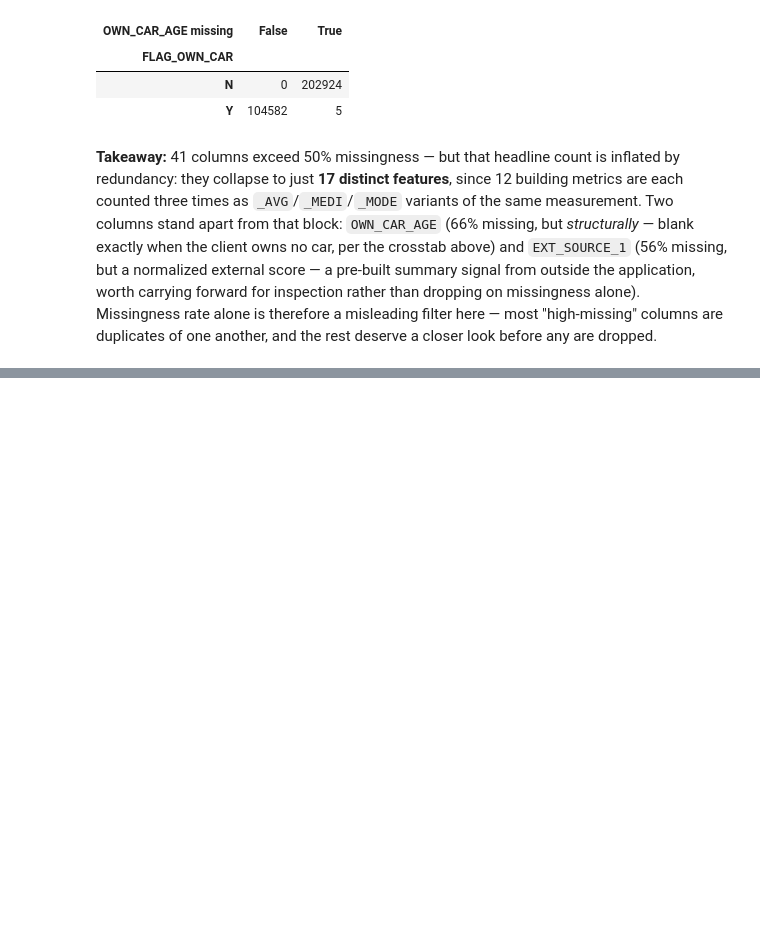
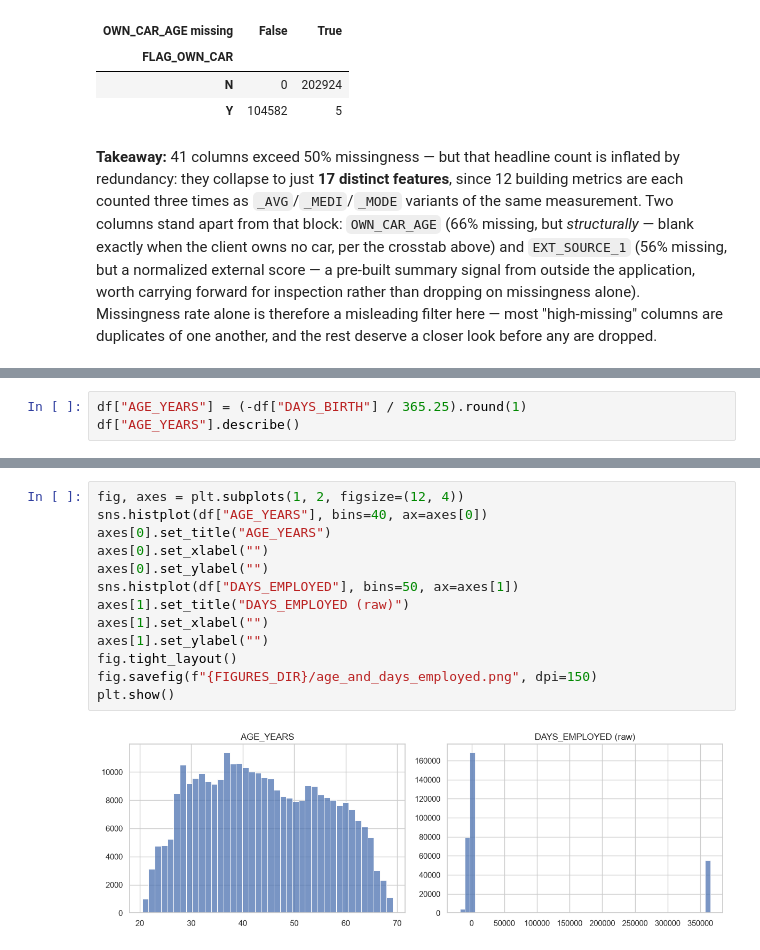
Before and after one commit to Edo-analyst/home-credit-default-risk, a Jupyter notebook: notebooks/01_eda.ipynb, the cells around one changed output, grey strips where cells are left out. Cells and saved outputs as stored; diff of their text form; blank space fills up the shorter version.

```diff
--- a/notebooks/01_eda.ipynb
+++ b/notebooks/01_eda.ipynb
@@ -103,0 +200,3 @@ pd.crosstab(df["FLAG_OWN_CAR"], df["OWN_CAR_AGE"].isna(),
+# %%
+df["AGE_YEARS"] = (-df["DAYS_BIRTH"] / 365.25).round(1)
+df["AGE_YEARS"].describe()
@@ -103,0 +239,15 @@ pd.crosstab(df["FLAG_OWN_CAR"], df["OWN_CAR_AGE"].isna(),
+# %%
+fig, axes = plt.subplots(1, 2, figsize=(12, 4))
+sns.histplot(df["AGE_YEARS"], bins=40, ax=axes[0])
+axes[0].set_title("AGE_YEARS")
+axes[0].set_xlabel("")
+axes[0].set_ylabel("")
+sns.histplot(df["DAYS_EMPLOYED"], bins=50, ax=axes[1])
+axes[1].set_title("DAYS_EMPLOYED (raw)")
+axes[1].set_xlabel("")
+axes[1].set_ylabel("")
+fig.tight_layout()
+fig.savefig(f"{FIGURES_DIR}/age_and_days_employed.png", dpi=150)
+plt.show()
+# %% [output]
+[figure, added]
```
Also changed, not shown: parts of 29 cells of this notebook, 6 other files.
